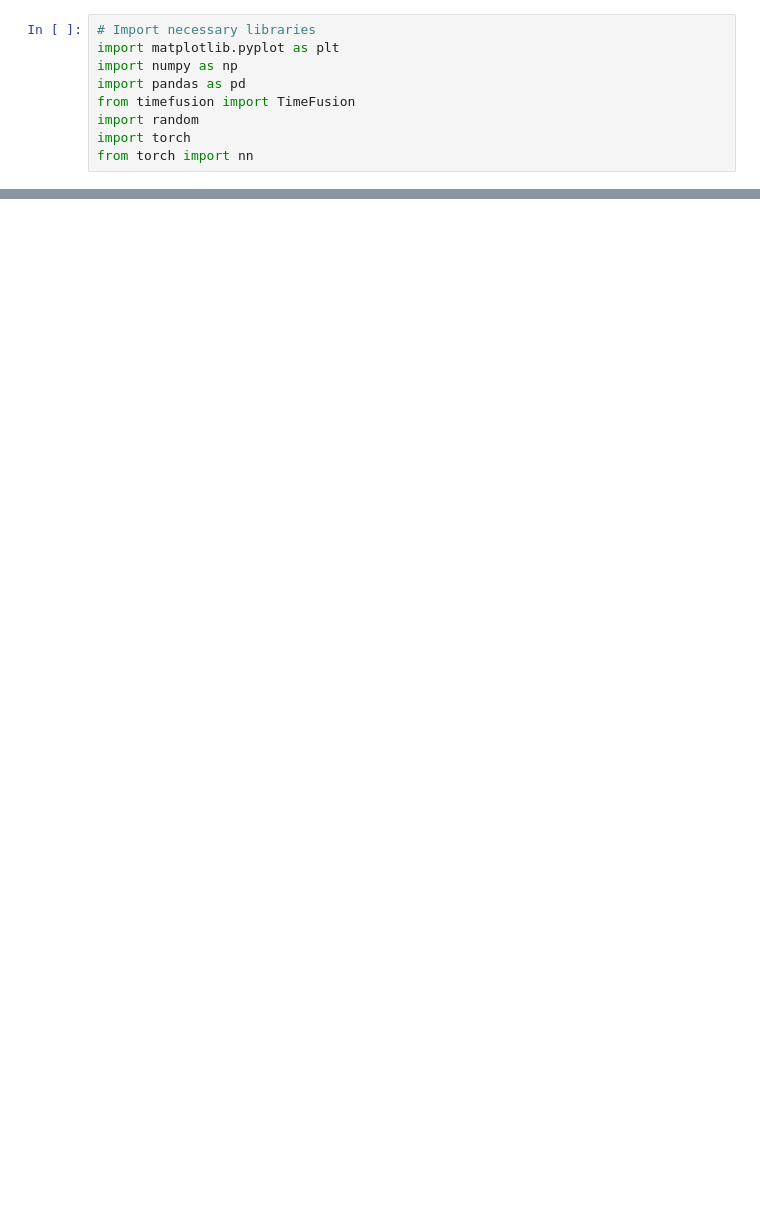
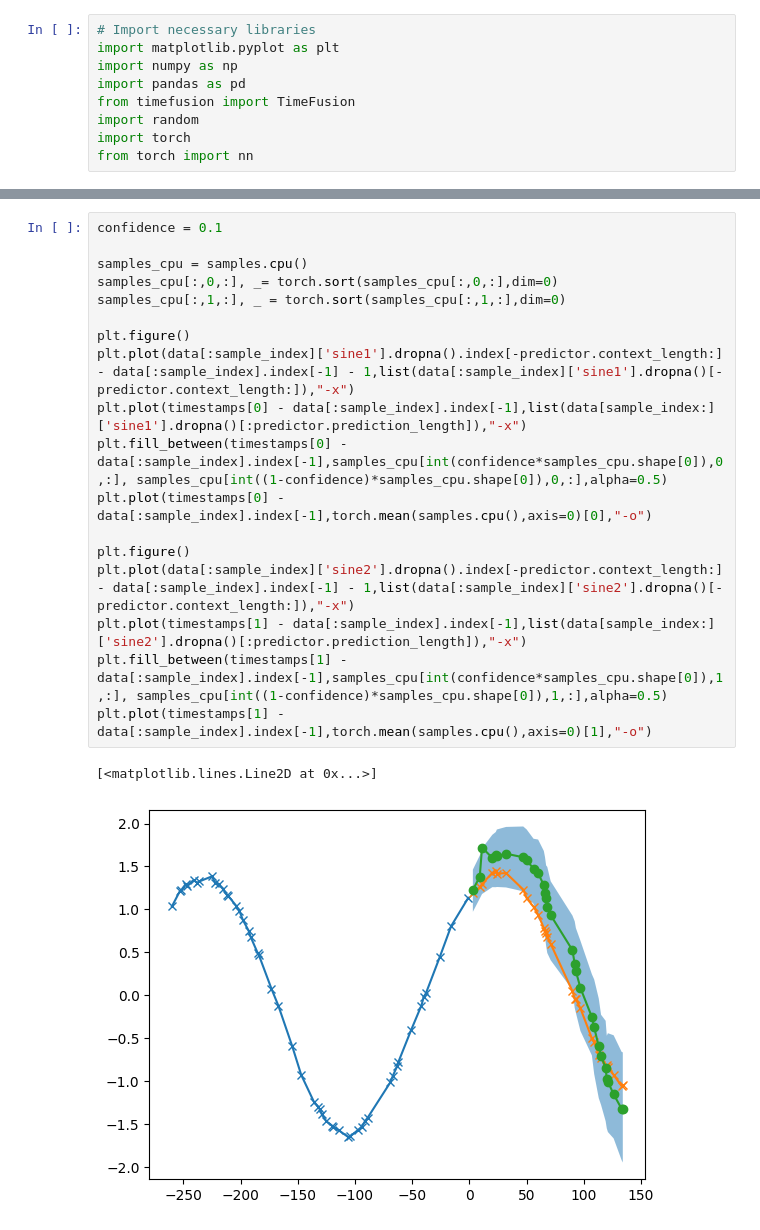
Before and after one commit to EdvardJSHolen/Final-Year-Project, a Jupyter notebook: TimeFusion/random_walk_example.ipynb, the cells around one changed output, grey strips where cells are left out. Saved outputs shown, nothing was run; the diff lists cells and outputs as text; blank space fills up the shorter version.

```diff
--- a/TimeFusion/random_walk_example.ipynb
+++ b/TimeFusion/random_walk_example.ipynb
@@ -123,0 +147,21 @@ plt.plot(torch.mean(samples.cpu(),axis=0)[1])
+# %%
+confidence = 0.1
+
+samples_cpu = samples.cpu()
+samples_cpu[:,0,:], _= torch.sort(samples_cpu[:,0,:],dim=0)
+samples_cpu[:,1,:], _ = torch.sort(samples_cpu[:,1,:],dim=0)
+
+plt.figure()
+plt.plot(data[:sample_index]['sine1'].dropna().index[-predictor.context_length:] - data[:sample_index].index[-1] - 1,list(data[:sample_index]['sine1'].dropna()[-predictor.context_length:]),"-x")
+plt.plot(timestamps[0] - data[:sample_index].index[-1],list(data[sample_index:]['sine1'].dropna()[:predictor.prediction_length]),"-x")
+plt.fill_between(timestamps[0] - data[:sample_index].index[-1],samples_cpu[int(confidence*samples_cpu.shape[0]),0,:], samples_cpu[int((1-confidence)*samples_cpu.shape[0]),0,:],alpha=0.5)
+plt.plot(timestamps[0] - data[:sample_index].index[-1],torch.mean(samples.cpu(),axis=0)[0],"-o")
+
+plt.figure()
+plt.plot(data[:sample_index]['sine2'].dropna().index[-predictor.context_length:] - data[:sample_index].index[-1] - 1,list(data[:sample_index]['sine2'].dropna()[-predictor.context_length:]),"-x")
+plt.plot(timestamps[1] - data[:sample_index].index[-1],list(data[sample_index:]['sine2'].dropna()[:predictor.prediction_length]),"-x")
+plt.fill_between(timestamps[1] - data[:sample_index].index[-1],samples_cpu[int(confidence*samples_cpu.shape[0]),1,:], samples_cpu[int((1-confidence)*samples_cpu.shape[0]),1,:],alpha=0.5)
+plt.plot(timestamps[1] - data[:sample_index].index[-1],torch.mean(samples.cpu(),axis=0)[1],"-o")
+# %% [output]
+[<matplotlib.lines.Line2D at 0x...>]
+[figure, added]
```
Also changed, not shown: parts of 8 cells of this notebook, 2 other files.
